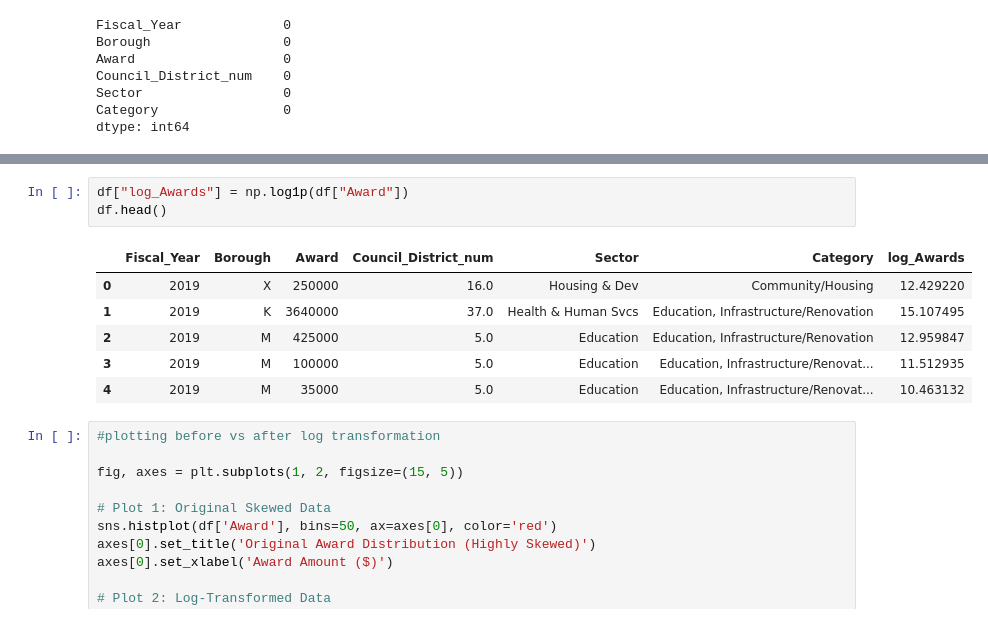
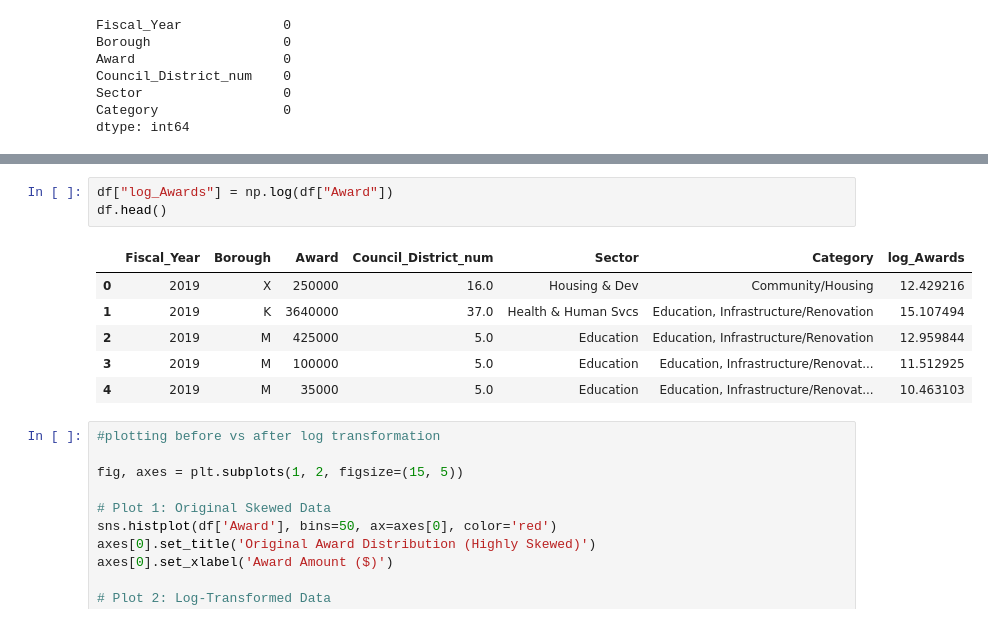
Before and after one commit to powerpetch/ML_project, a Jupyter notebook: reg_note.ipynb, the cells around one changed output, grey strips where cells are left out. Drawn from its saved outputs; the diff is of its cells as text.

```diff
--- a/reg_note.ipynb
+++ b/reg_note.ipynb
@@ -44,13 +56,13 @@ dtype: int64
 # %%
-df["log_Awards"] = np.log1p(df["Award"])
+df["log_Awards"] = np.log(df["Award"])
 df.head()
 # %% [output]
 |  | Fiscal_Year | Borough | Award | Council_District_num | Sector | Category | log_Awards |
-| 0 | 2019 | X | 250000 | 16.0 | Housing & Dev | Community/Housing | 12.429220 |
-| 1 | 2019 | K | 3640000 | 37.0 | Health & Human Svcs | Education, Infrastructure/Renovation | 15.107495 |
-| 2 | 2019 | M | 425000 | 5.0 | Education | Education, Infrastructure/Renovation | 12.959847 |
-| 3 | 2019 | M | 100000 | 5.0 | Education | Education, Infrastructure/Renovat... | 11.512935 |
-| 4 | 2019 | M | 35000 | 5.0 | Education | Education, Infrastructure/Renovat... | 10.463132 |
+| 0 | 2019 | X | 250000 | 16.0 | Housing & Dev | Community/Housing | 12.429216 |
+| 1 | 2019 | K | 3640000 | 37.0 | Health & Human Svcs | Education, Infrastructure/Renovation | 15.107494 |
+| 2 | 2019 | M | 425000 | 5.0 | Education | Education, Infrastructure/Renovation | 12.959844 |
+| 3 | 2019 | M | 100000 | 5.0 | Education | Education, Infrastructure/Renovat... | 11.512925 |
+| 4 | 2019 | M | 35000 | 5.0 | Education | Education, Infrastructure/Renovat... | 10.463103 |
 # %%
 #plotting before vs after log transformation
 
```
Also changed, not shown: parts of 68 cells of this notebook, 3 other files.
